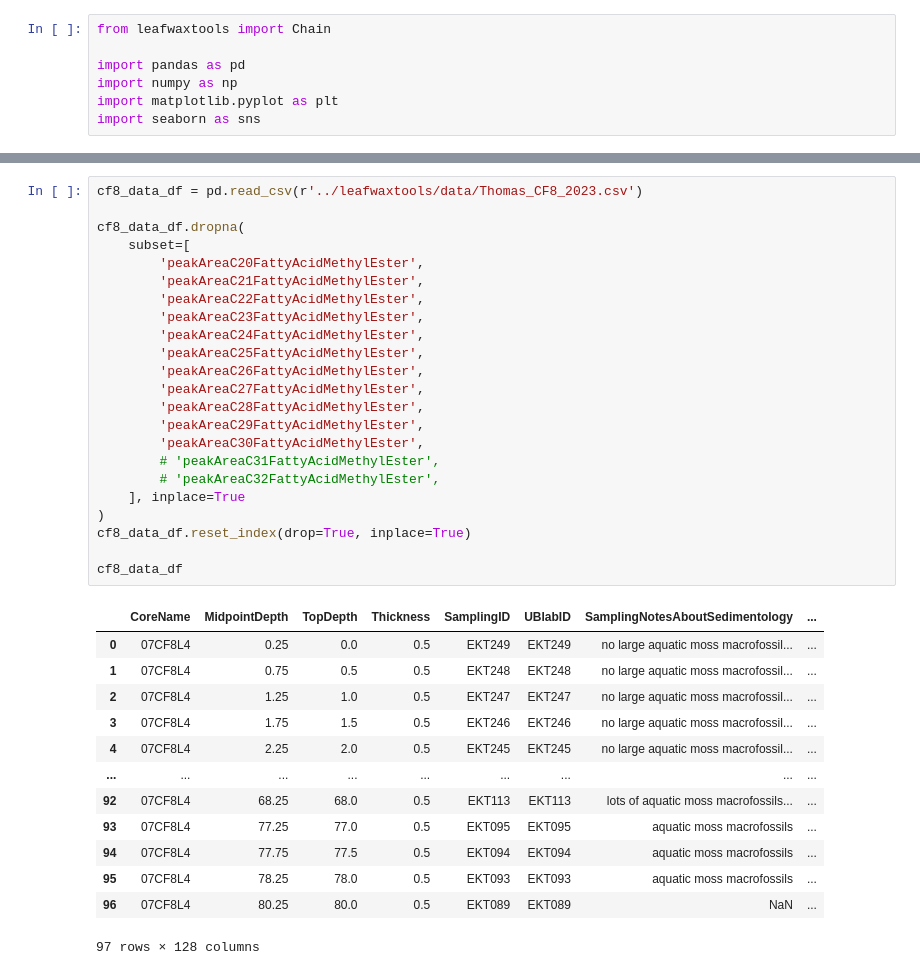
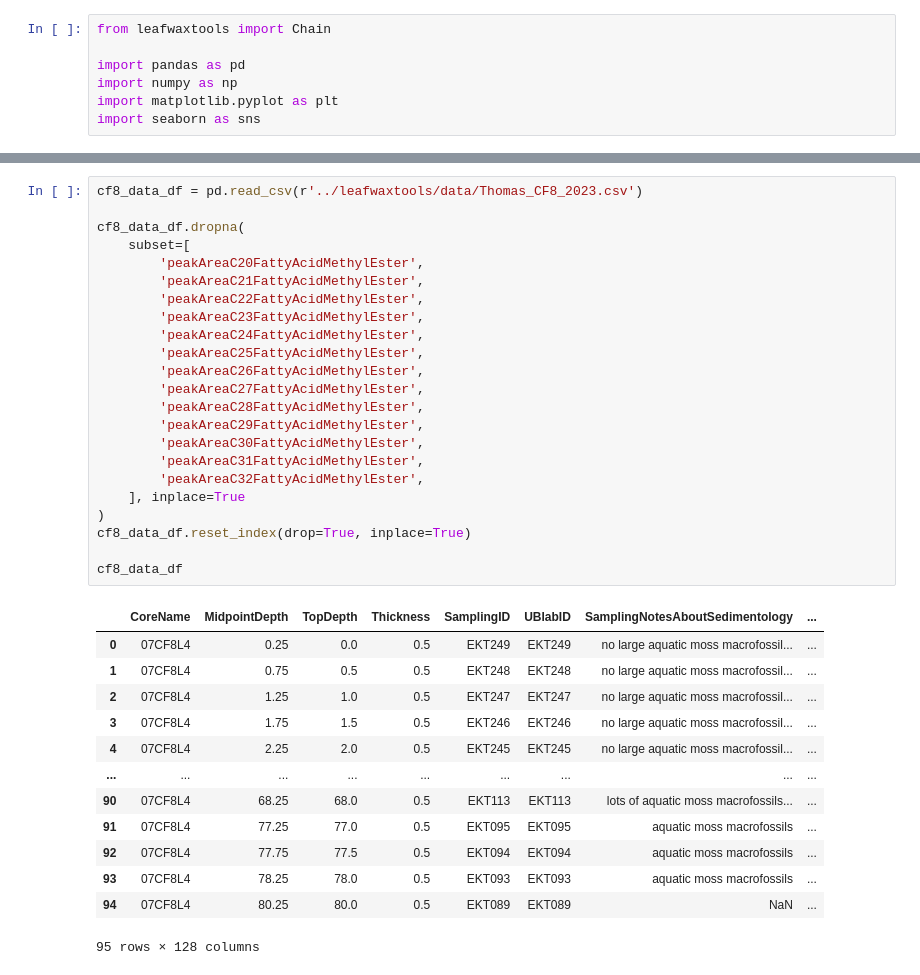
Before and after one commit to kurtlindberg/leafwaxtools, a Jupyter notebook: notebooks/leafwaxtools_Chain_tutorial.ipynb, the cells around one changed output, grey strips where cells are left out. Drawn from its saved outputs; the diff is of its cells as text.

```diff
--- a/notebooks/leafwaxtools_Chain_tutorial.ipynb
+++ b/notebooks/leafwaxtools_Chain_tutorial.ipynb
@@ -12,37 +18,37 @@ import seaborn as sns
 # %%
 cf8_data_df = pd.read_csv(r'../leafwaxtools/data/Thomas_CF8_2023.csv')
 
 cf8_data_df.dropna(
     subset=[
         'peakAreaC20FattyAcidMethylEster',
         'peakAreaC21FattyAcidMethylEster',
         'peakAreaC22FattyAcidMethylEster',
         'peakAreaC23FattyAcidMethylEster',
         'peakAreaC24FattyAcidMethylEster',
         'peakAreaC25FattyAcidMethylEster',
         'peakAreaC26FattyAcidMethylEster',
         'peakAreaC27FattyAcidMethylEster',
         'peakAreaC28FattyAcidMethylEster',
         'peakAreaC29FattyAcidMethylEster',
         'peakAreaC30FattyAcidMethylEster',
-        # 'peakAreaC31FattyAcidMethylEster',
-        # 'peakAreaC32FattyAcidMethylEster',
+        'peakAreaC31FattyAcidMethylEster',
+        'peakAreaC32FattyAcidMethylEster',
     ], inplace=True
 )
 cf8_data_df.reset_index(drop=True, inplace=True)
 
 cf8_data_df
 # %% [output]
 |  | CoreName | MidpointDepth | TopDepth | Thickness | SamplingID | UBlabID | SamplingNotesAboutSedimentology | ... |
 | 0 | 07CF8L4 | 0.25 | 0.0 | 0.5 | EKT249 | EKT249 | no large aquatic moss macrofossil... | ... |
 | 1 | 07CF8L4 | 0.75 | 0.5 | 0.5 | EKT248 | EKT248 | no large aquatic moss macrofossil... | ... |
 | 2 | 07CF8L4 | 1.25 | 1.0 | 0.5 | EKT247 | EKT247 | no large aquatic moss macrofossil... | ... |
 | 3 | 07CF8L4 | 1.75 | 1.5 | 0.5 | EKT246 | EKT246 | no large aquatic moss macrofossil... | ... |
 | 4 | 07CF8L4 | 2.25 | 2.0 | 0.5 | EKT245 | EKT245 | no large aquatic moss macrofossil... | ... |
 | ... | ... | ... | ... | ... | ... | ... | ... | ... |
-| 92 | 07CF8L4 | 68.25 | 68.0 | 0.5 | EKT113 | EKT113 | lots of aquatic moss macrofossils... | ... |
-| 93 | 07CF8L4 | 77.25 | 77.0 | 0.5 | EKT095 | EKT095 | aquatic moss macrofossils | ... |
-| 94 | 07CF8L4 | 77.75 | 77.5 | 0.5 | EKT094 | EKT094 | aquatic moss macrofossils | ... |
-| 95 | 07CF8L4 | 78.25 | 78.0 | 0.5 | EKT093 | EKT093 | aquatic moss macrofossils | ... |
-| 96 | 07CF8L4 | 80.25 | 80.0 | 0.5 | EKT089 | EKT089 | NaN | ... |
+| 90 | 07CF8L4 | 68.25 | 68.0 | 0.5 | EKT113 | EKT113 | lots of aquatic moss macrofossils... | ... |
+| 91 | 07CF8L4 | 77.25 | 77.0 | 0.5 | EKT095 | EKT095 | aquatic moss macrofossils | ... |
+| 92 | 07CF8L4 | 77.75 | 77.5 | 0.5 | EKT094 | EKT094 | aquatic moss macrofossils | ... |
+| 93 | 07CF8L4 | 78.25 | 78.0 | 0.5 | EKT093 | EKT093 | aquatic moss macrofossils | ... |
+| 94 | 07CF8L4 | 80.25 | 80.0 | 0.5 | EKT089 | EKT089 | NaN | ... |
-97 rows × 128 columns
+95 rows × 128 columns
```
Also changed, not shown: parts of 18 cells of this notebook.
